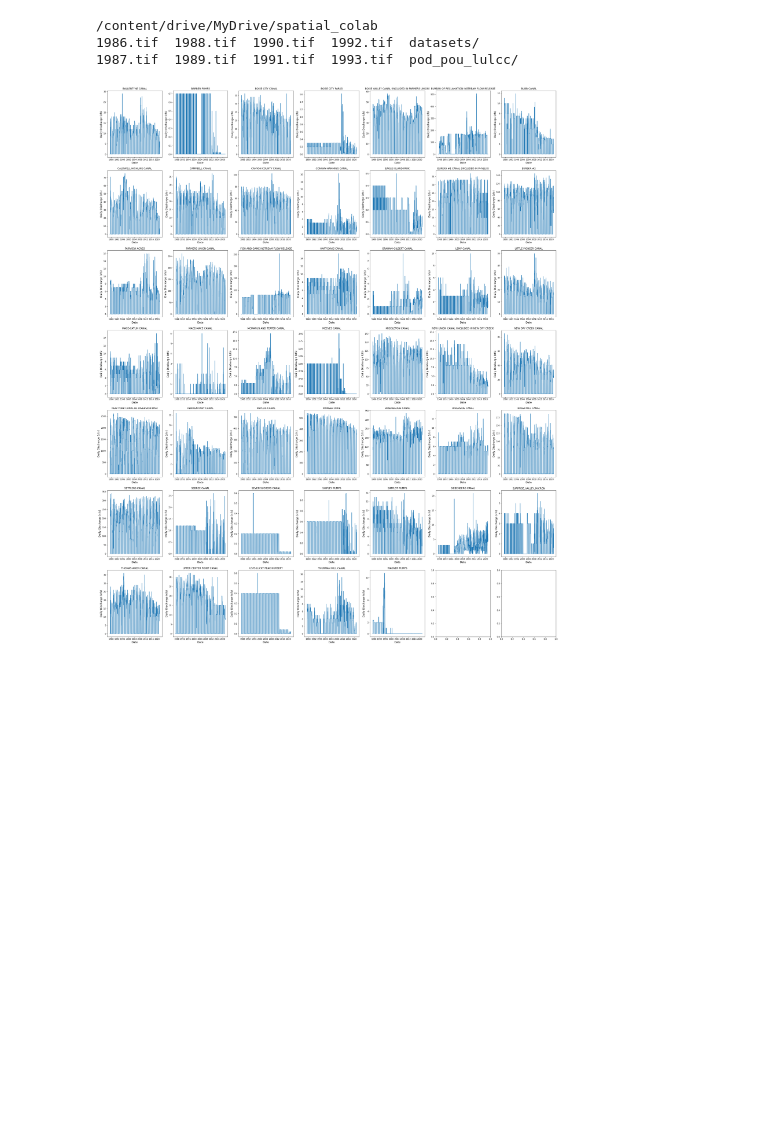
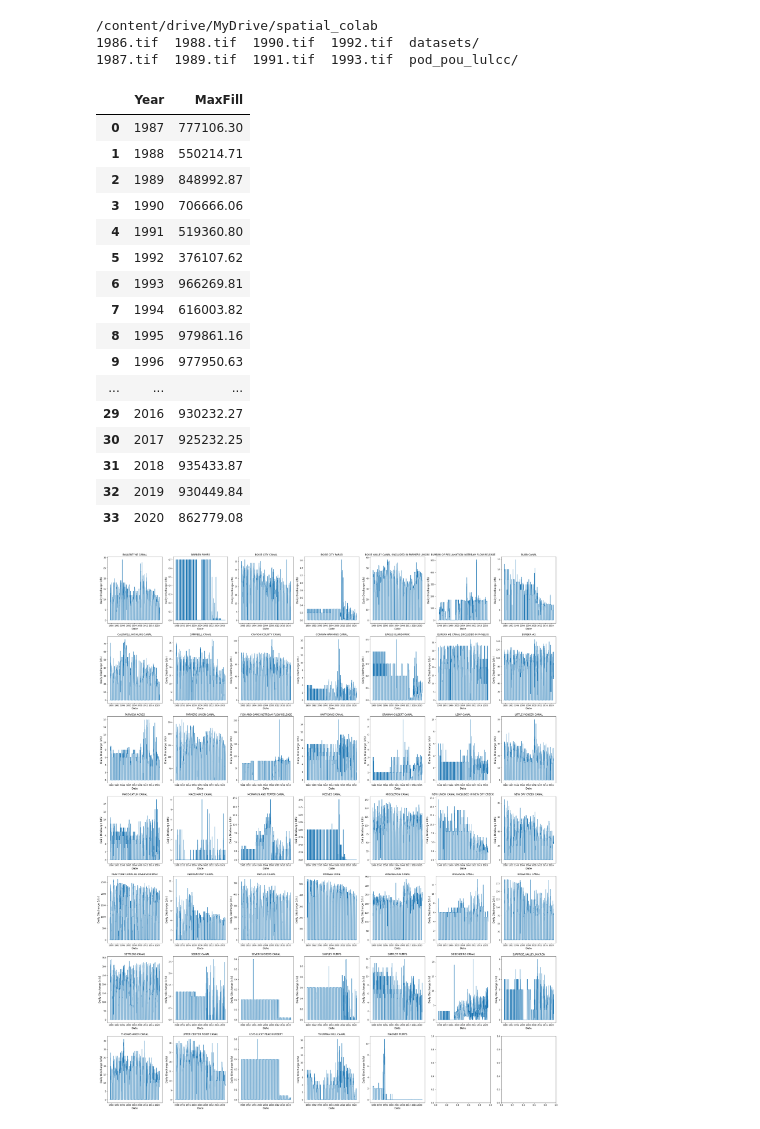
Before and after one commit to bridgetmarie24/pod_pou_lulcc, a Jupyter notebook: diversion_timeseries.ipynb, the cells around one changed output. Cells and saved outputs as stored; diff of their text form; code cells hidden in the pictures; blank space fills up the shorter version.

```diff
--- a/diversion_timeseries.ipynb
+++ b/diversion_timeseries.ipynb
@@ -222,23 +219,43 @@ for i in range(len(canals_lbrb)):
 # %%
 ## IMPORT RESERVOIR FILL FILE TO NORMALIZE DIVERTED VOLUME TO AVAILABLE WATER ##
 ## -------------------------------------------------------------------------- ##
 ## Try two metrics:
 ##       1) Max reservoir fill
 ##       2) Fill at the earliest start of the irrigation season
 ## -------------------------------------------------------------------------- ##
 
 fill = pd.read_csv('datasets/diversion_timeseries/reservoir_fill.csv', parse_dates=['DateTime'], index_col=['DateTime'])
 
 ## Find the max fill every year
 
 max_fill = []
 years = np.array(np.arange(1987,2021,1)) #creates an array for the years
 
 for i in range(len(years)):
   data = fill[fill.index.year == years[i]]
   max_fill.append([years[i], np.max(data['total_storage'])])
 
 max_fill = pd.DataFrame(max_fill, columns = ['Year', 'MaxFill'])
+
+display(max_fill)
+# %% [output]
+|  | Year | MaxFill |
+| 0 | 1987 | 777106.30 |
+| 1 | 1988 | 550214.71 |
+| 2 | 1989 | 848992.87 |
+| 3 | 1990 | 706666.06 |
+| 4 | 1991 | 519360.80 |
+| 5 | 1992 | 376107.62 |
+| 6 | 1993 | 966269.81 |
+| 7 | 1994 | 616003.82 |
+| 8 | 1995 | 979861.16 |
+| 9 | 1996 | 977950.63 |
+| ... | ... | ... |
+| 29 | 2016 | 930232.27 |
+| 30 | 2017 | 925232.25 |
+| 31 | 2018 | 935433.87 |
+| 32 | 2019 | 930449.84 |
+| 33 | 2020 | 862779.08 |
 # %%
 ## PLOT THE RAW DATA TO VISUALLY ANALYZE TRENDS AND SEASONALITY
 
```
Also changed, not shown: parts of 4 cells of this notebook.
